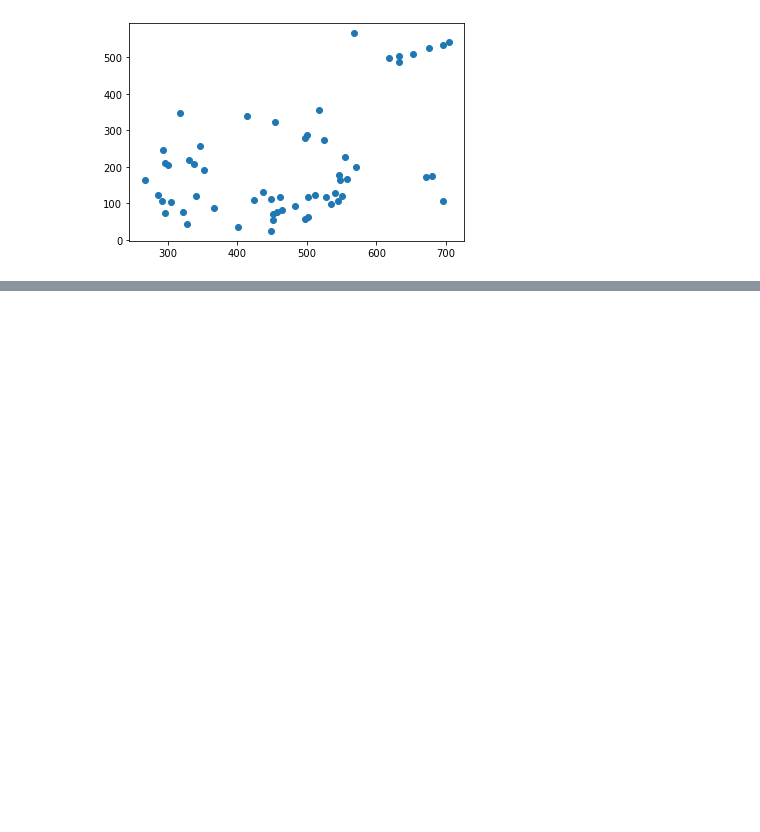
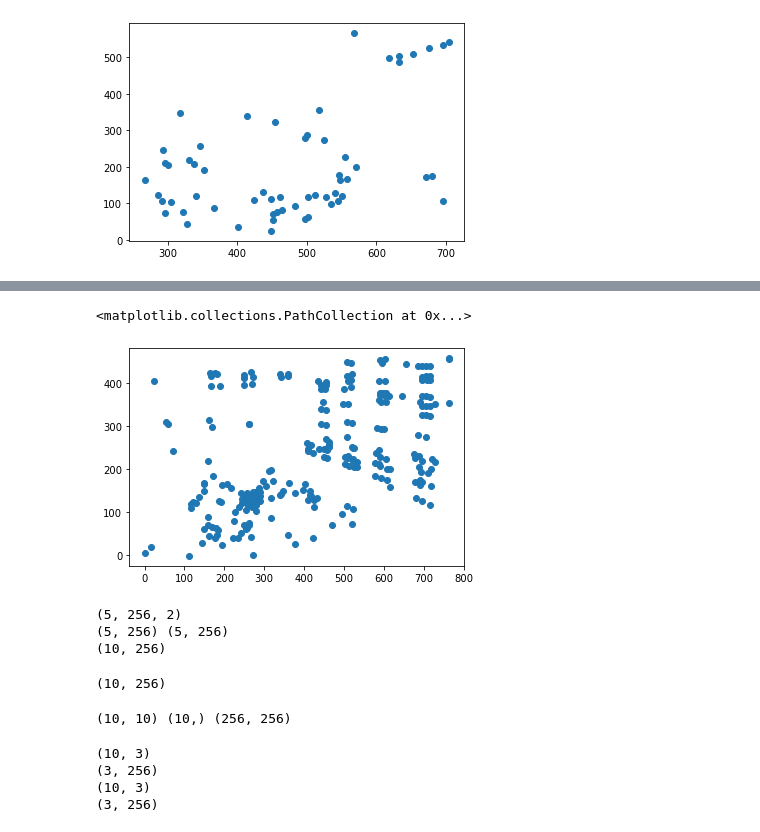
Before and after one commit to cdluminate/MyNotes, a Jupyter notebook: hw/MachPer/proj2/Untitled.ipynb, the cells around one changed output, grey strips where cells are left out. Cells and saved outputs as stored; diff of their text form; code cells hidden in the pictures; blank space fills up the shorter version.

```diff
--- a/hw/MachPer/proj2/Untitled.ipynb
+++ b/hw/MachPer/proj2/Untitled.ipynb
@@ -93,7 +96,7 @@ plt.scatter(x[:,0], x[:,1])
 # %%
-# 2.1 organize input data and filter some bad ones
-pts = np.stack([x for x in point_stream if x.shape[0] == 100])
-pts = pts.reshape(-1, 100, 2)
+# 2.1 organize input data
+pts = np.stack([x for x in point_stream if x.shape[0] == Ncorner])
+pts = pts.reshape(-1, Ncorner, 2)
 print(pts.shape) # (F, P, (u, v))
 U = pts[:, :, 0]
 V = pts[:, :, 1]
@@ -106,0 +110,7 @@ print(W.shape)
+# %%
+# 2.2 pre-process data: registered measurement matrix.
+tildeU = U - U.mean(axis=1).reshape(-1, 1)
+tildeV = V - V.mean(axis=1).reshape(-1, 1)
+tildeW = np.vstack([tildeU, tildeV])
+print(tildeW.shape)
+# --> this is the input to the factorization method
@@ -106,0 +119,4 @@ print(W.shape)
+# %%
+# (1) compute the SVD for \tilde{W}
+O1, Sigma, O2 = np.linalg.svd(tildeW)
+print(O1.shape, Sigma.shape, O2.shape)
@@ -106,0 +125,6 @@ print(W.shape)
+# %%
+# (2) define \hat{R} and \hat{S}
+O1prime = O1[:,0:3]; print(O1prime.shape)
+O2prime = O2[0:3,:]; print(O2prime.shape)
+hatR = O1prime @ np.diag(np.sqrt(Sigma[:3])); print(hatR.shape)
+hatS = np.diag(np.sqrt(Sigma[:3])) @ O2prime; print(hatS.shape)
@@ -106,0 +288,46 @@ print(W.shape)
+# %%
+x = point_stream[-1].reshape([-1, 2])
+plt.scatter(x[:,0], x[:,1])
+# %% [output]
+<matplotlib.collections.PathCollection at 0x...>
+[figure, added]
+# %%
+# 2.1 organize input data
+pts = np.stack([x for x in point_stream if x.shape[0] == Ncorner])
+pts = pts.reshape(-1, Ncorner, 2)
+print(pts.shape) # (F, P, (u, v))
+U = pts[:, :, 0]
+V = pts[:, :, 1]
+print(U.shape, V.shape)
+W = np.vstack([U, V])  # measurement matrix
+print(W.shape)
+# %% [output]
+(5, 256, 2)
+(5, 256) (5, 256)
+(10, 256)
+# %%
+# 2.2 pre-process data: registered measurement matrix.
+tildeU = U - U.mean(axis=1).reshape(-1, 1)
+tildeV = V - V.mean(axis=1).reshape(-1, 1)
+tildeW = np.vstack([tildeU, tildeV])
+print(tildeW.shape)
+# --> this is the input to the factorization method
+# %% [output]
+(10, 256)
+# %%
+# (1) compute the SVD for \tilde{W}
+O1, Sigma, O2 = np.linalg.svd(tildeW)
+print(O1.shape, Sigma.shape, O2.shape)
+# %% [output]
+(10, 10) (10,) (256, 256)
+# %%
+# (2) define \hat{R} and \hat{S}
+O1prime = O1[:,0:3]; print(O1prime.shape)
+O2prime = O2[0:3,:]; print(O2prime.shape)
+hatR = O1prime @ np.diag(np.sqrt(Sigma[:3])); print(hatR.shape)
+hatS = np.diag(np.sqrt(Sigma[:3])) @ O2prime; print(hatS.shape)
+# %% [output]
+(10, 3)
+(3, 256)
+(10, 3)
+(3, 256)
```
Also changed, not shown: parts of 18 cells of this notebook.
